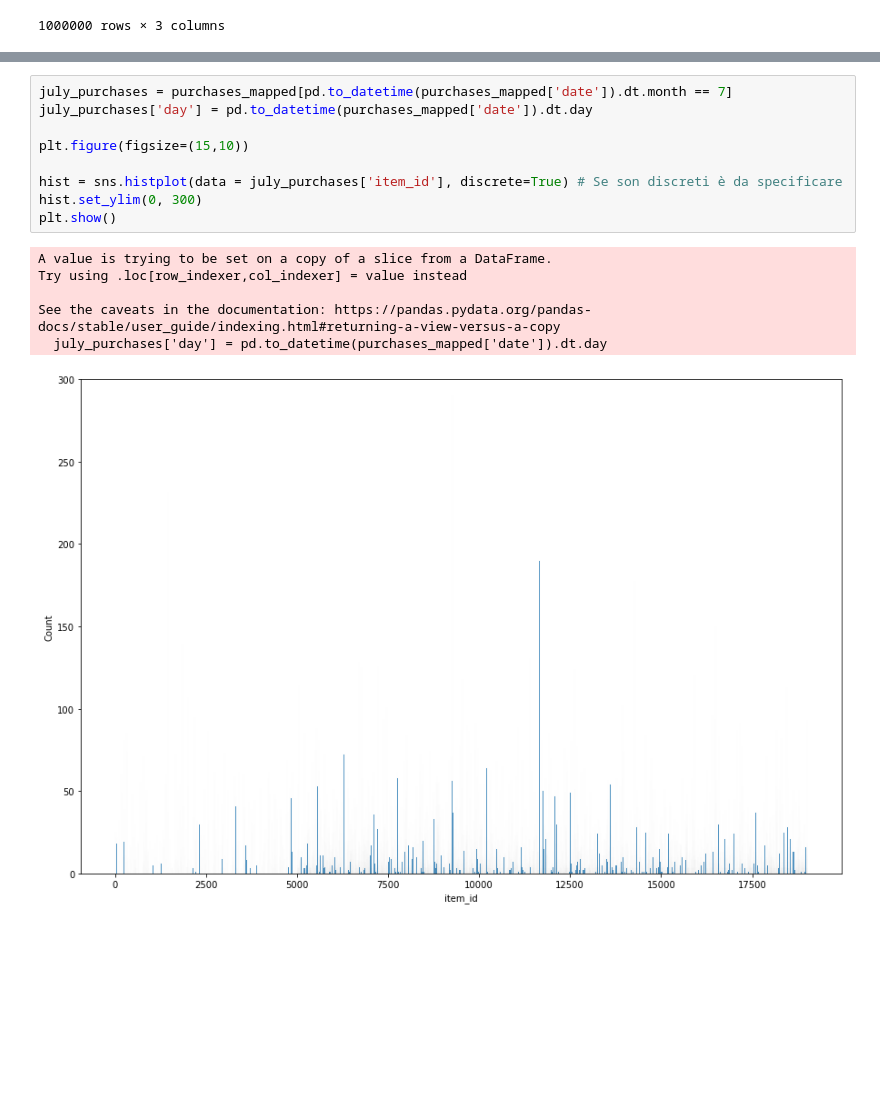
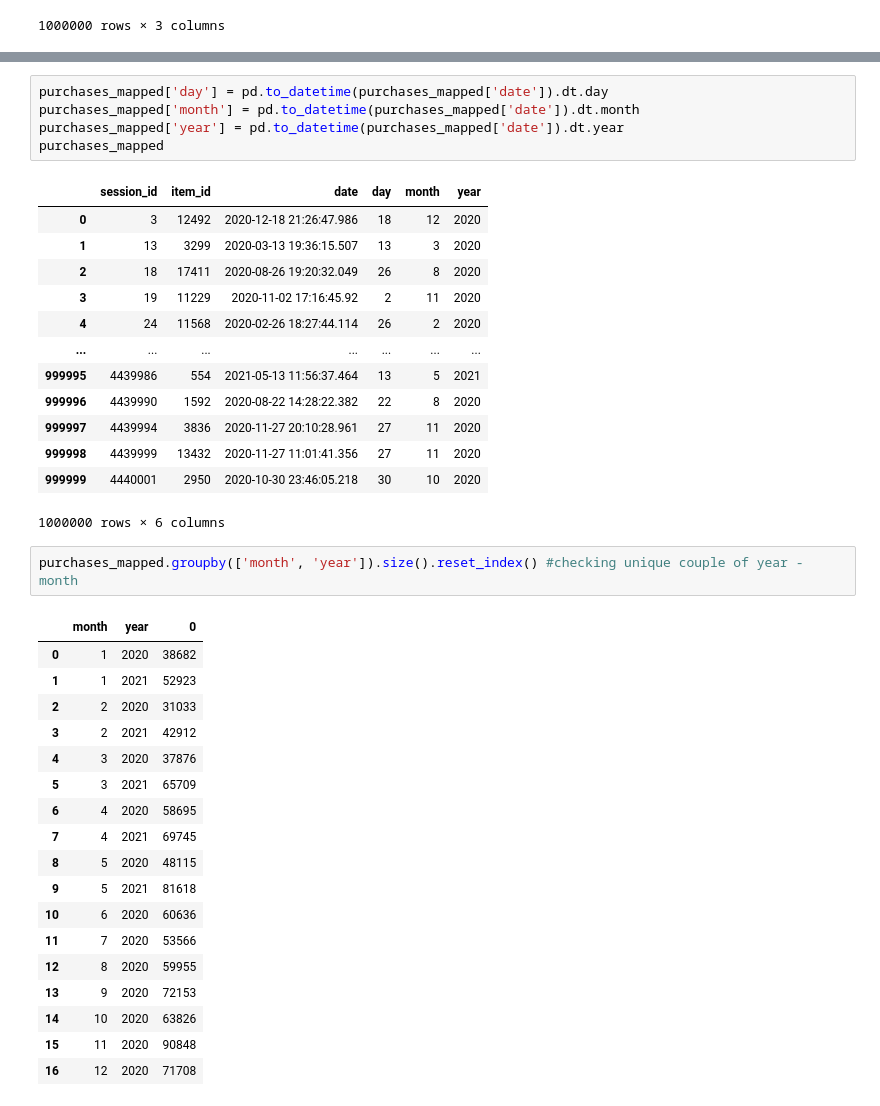
Before and after one commit to pm390/recsys2022, a Jupyter notebook: data_analysis/item_analysis_mattia.ipynb, the cells around one changed output, grey strips where cells are left out. Cells and saved outputs as stored; diff of their text form; blank space fills up the shorter version.

```diff
--- a/data_analysis/item_analysis_mattia.ipynb
+++ b/data_analysis/item_analysis_mattia.ipynb
@@ -159,16 +30,40 @@ See the caveats in the documentation: https://pandas.pydata.org/pandas-docs/stab
-# %%
-july_purchases = purchases_mapped[pd.to_datetime(purchases_mapped['date']).dt.month == 7]
-july_purchases['day'] = pd.to_datetime(purchases_mapped['date']).dt.day
-
-plt.figure(figsize=(15,10))
-
-hist = sns.histplot(data = july_purchases['item_id'], discrete=True) # Se son discreti è da specificare
-hist.set_ylim(0, 300)
-plt.show()
-# %% [output]
-A value is trying to be set on a copy of a slice from a DataFrame.
-Try using .loc[row_indexer,col_indexer] = value instead
-
-See the caveats in the documentation: https://pandas.pydata.org/pandas-docs/stable/user_guide/indexing.html#returning-a-view-versus-a-copy
-  july_purchases['day'] = pd.to_datetime(purchases_mapped['date']).dt.day
-[figure, removed]
+# %%
+purchases_mapped['day'] = pd.to_datetime(purchases_mapped['date']).dt.day
+purchases_mapped['month'] = pd.to_datetime(purchases_mapped['date']).dt.month
+purchases_mapped['year'] = pd.to_datetime(purchases_mapped['date']).dt.year
+purchases_mapped
+# %% [output]
+|  | session_id | item_id | date | day | month | year |
+| 0 | 3 | 12492 | 2020-12-18 21:26:47.986 | 18 | 12 | 2020 |
+| 1 | 13 | 3299 | 2020-03-13 19:36:15.507 | 13 | 3 | 2020 |
+| 2 | 18 | 17411 | 2020-08-26 19:20:32.049 | 26 | 8 | 2020 |
+| 3 | 19 | 11229 | 2020-11-02 17:16:45.92 | 2 | 11 | 2020 |
+| 4 | 24 | 11568 | 2020-02-26 18:27:44.114 | 26 | 2 | 2020 |
+| ... | ... | ... | ... | ... | ... | ... |
+| 999995 | 4439986 | 554 | 2021-05-13 11:56:37.464 | 13 | 5 | 2021 |
+| 999996 | 4439990 | 1592 | 2020-08-22 14:28:22.382 | 22 | 8 | 2020 |
+| 999997 | 4439994 | 3836 | 2020-11-27 20:10:28.961 | 27 | 11 | 2020 |
+| 999998 | 4439999 | 13432 | 2020-11-27 11:01:41.356 | 27 | 11 | 2020 |
+| 999999 | 4440001 | 2950 | 2020-10-30 23:46:05.218 | 30 | 10 | 2020 |
+1000000 rows × 6 columns
+# %%
+purchases_mapped.groupby(['month', 'year']).size().reset_index() #checking unique couple of year - month
+# %% [output]
+|  | month | year | 0 |
+| 0 | 1 | 2020 | 38682 |
+| 1 | 1 | 2021 | 52923 |
+| 2 | 2 | 2020 | 31033 |
+| 3 | 2 | 2021 | 42912 |
+| 4 | 3 | 2020 | 37876 |
+| 5 | 3 | 2021 | 65709 |
+| 6 | 4 | 2020 | 58695 |
+| 7 | 4 | 2021 | 69745 |
+| 8 | 5 | 2020 | 48115 |
+| 9 | 5 | 2021 | 81618 |
+| 10 | 6 | 2020 | 60636 |
+| 11 | 7 | 2020 | 53566 |
+| 12 | 8 | 2020 | 59955 |
+| 13 | 9 | 2020 | 72153 |
+| 14 | 10 | 2020 | 63826 |
+| 15 | 11 | 2020 | 90848 |
+| 16 | 12 | 2020 | 71708 |
```
Also changed, not shown: parts of 11 cells of this notebook.
